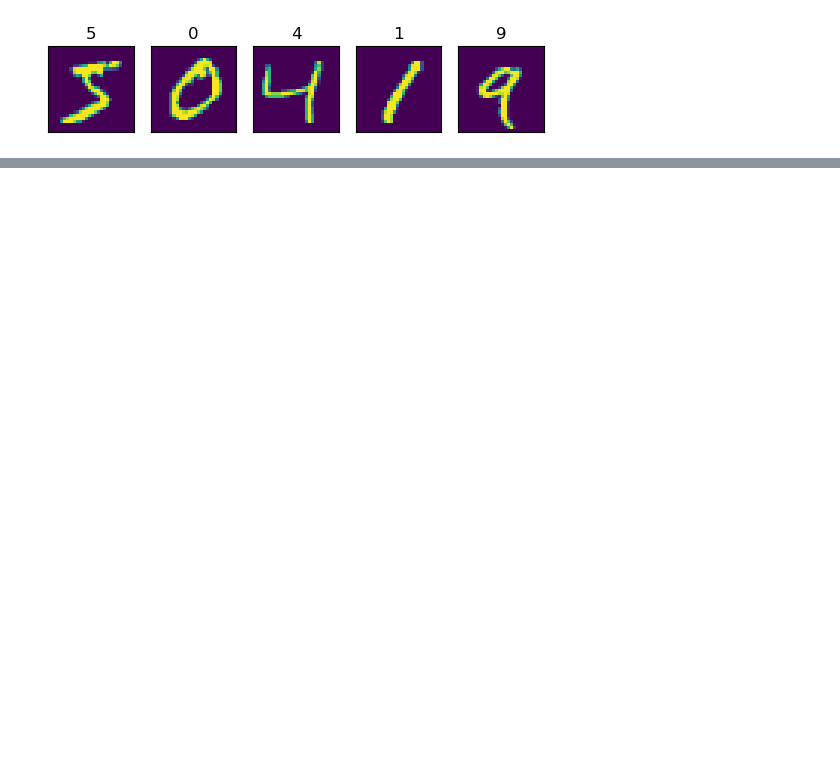
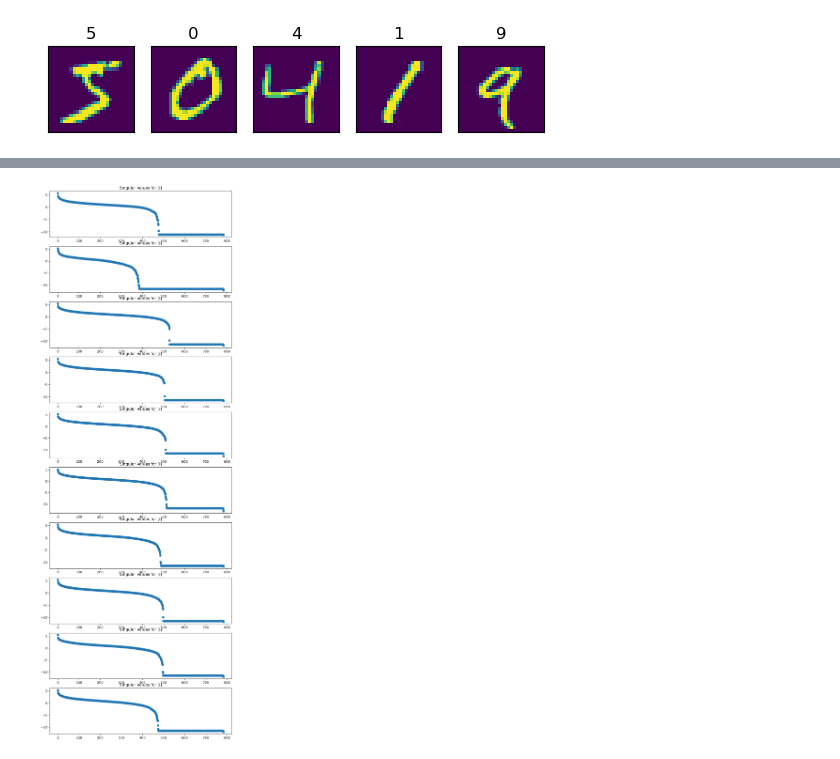
Before and after one commit to maneeshrj/math-ml-project, a Jupyter notebook: SVD.ipynb, the cells around one changed output, grey strips where cells are left out. Cells and saved outputs as stored; diff of their text form; code cells hidden in the pictures; blank space fills up the shorter version.

```diff
--- a/SVD.ipynb
+++ b/SVD.ipynb
@@ -75,0 +117,12 @@ Text(0.5, 1.0, 'Singular Values')
+# %%
+digits = {}
+si_list = []
+
+for i in range(10):
+    digits[i] = X[y==i]
+# %%
+for i in range(10):
+    print(digits[i].shape)
+    Qi, Ri = linalg.qr(digits[i])
+    Ui, si, Vhi = linalg.svd(Ri)
+    si_list.append(si)
@@ -75,0 +140,8 @@ Text(0.5, 1.0, 'Singular Values')
+# %%
+fig, ax = plt.subplots(10, 1, figsize=(10,30))
+
+for i in range(10):
+    ax[i].scatter(np.arange(0,784), np.log(si_list[i]))
+    ax[i].set_title(f'Singular Values for [i]')
+# %% [output]
+[figure, added]
```
Also changed, not shown: parts of 15 cells of this notebook.
